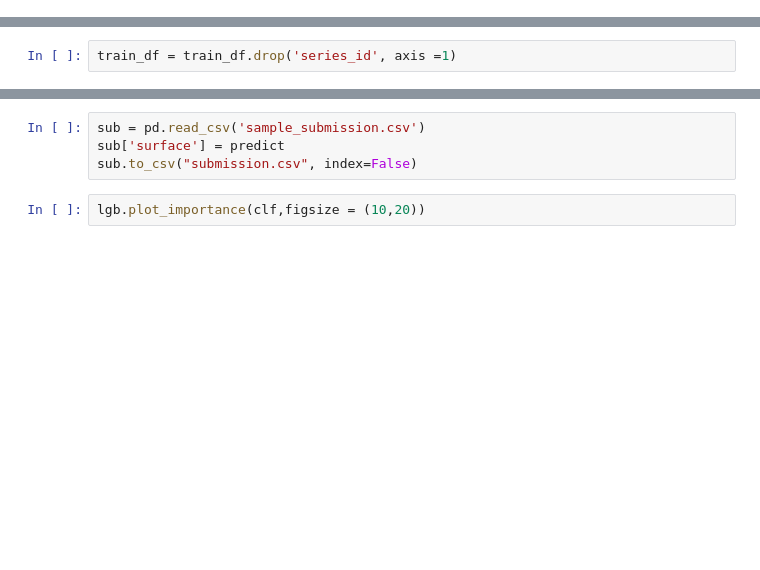
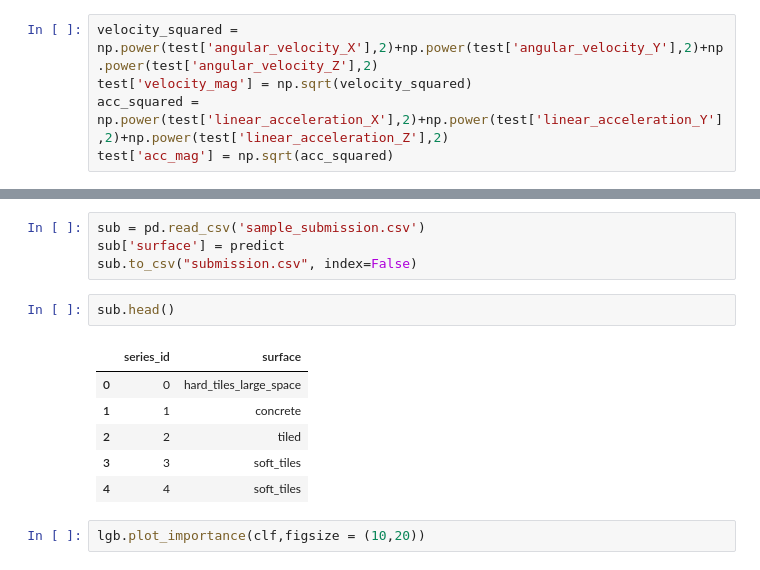
Before and after one commit to Adrian-Salazar411/Kaggle-Career-Con-Competition, a Jupyter notebook: Kaggle-Career-Con.ipynb, the cells around one changed output, grey strips where cells are left out. Saved outputs shown, nothing was run; the diff lists cells and outputs as text; blank space fills up the shorter version.

```diff
--- a/Kaggle-Career-Con.ipynb
+++ b/Kaggle-Career-Con.ipynb
@@ -48,6 +64,11 @@ velocity_squared = np.power(x_train['angular_velocity_X'],2)+np.power(x_train['a
 x_train['velocity_mag'] = np.sqrt(velocity_squared)
 acc_squared = np.power(x_train['linear_acceleration_X'],2)+np.power(x_train['linear_acceleration_Y'],2)+np.power(x_train['linear_acceleration_Z'],2)
 x_train['acc_mag'] = np.sqrt(acc_squared)
+# %%
+velocity_squared = np.power(test['angular_velocity_X'],2)+np.power(test['angular_velocity_Y'],2)+np.power(test['angular_velocity_Z'],2)
+test['velocity_mag'] = np.sqrt(velocity_squared)
+acc_squared = np.power(test['linear_acceleration_X'],2)+np.power(test['linear_acceleration_Y'],2)+np.power(test['linear_acceleration_Z'],2)
+test['acc_mag'] = np.sqrt(acc_squared)
 # %%
 def df_transform(df):
     train_df = df[['series_id']].drop_duplicates().reset_index(drop=True)
@@ -96,8 +117,6 @@ params['min_data'] = 50
 params['max_depth'] = 10
 params['num_classes'] = len(y_train['surface'])
 clf = lgb.train(params, d_train, 100)
-# %%
-train_df = train_df.drop('series_id', axis =1)
 # %%
 #cv_results = lgb.cv(params, d_train, num_boost_round=1000, nfold=10,
  #                   verbose_eval=10, early_stopping_rounds=40)
@@ -160,6 +179,15 @@ array(['hard_tiles_large_space', 'carpet', 'tiled', ..., 'soft_pvc',
 sub = pd.read_csv('sample_submission.csv')
 sub['surface'] = predict
 sub.to_csv("submission.csv", index=False)
+# %%
+sub.head()
+# %% [output]
+|  | series_id | surface |
+| 0 | 0 | hard_tiles_large_space |
+| 1 | 1 | concrete |
+| 2 | 2 | tiled |
+| 3 | 3 | soft_tiles |
+| 4 | 4 | soft_tiles |
 # %%
 lgb.plot_importance(clf,figsize = (10,20))
 # %% [output]
```
Also changed, not shown: parts of 5 cells of this notebook.
